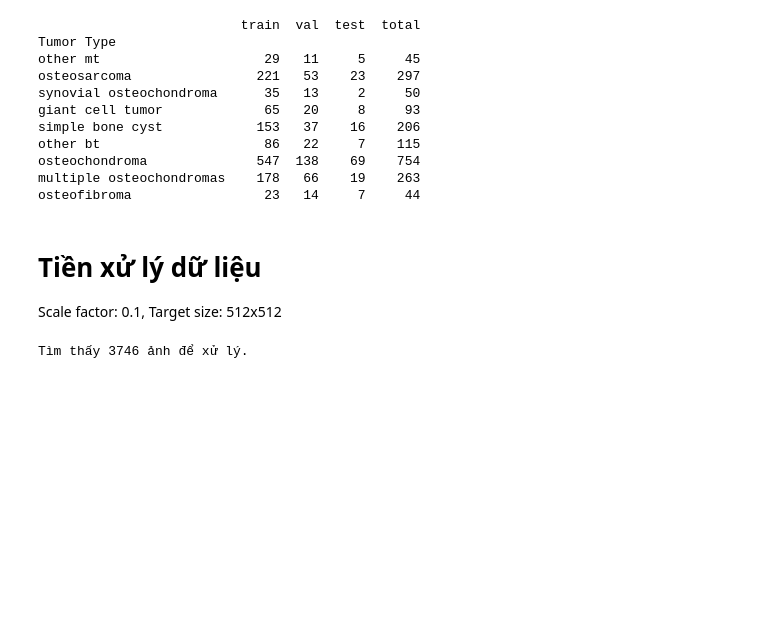
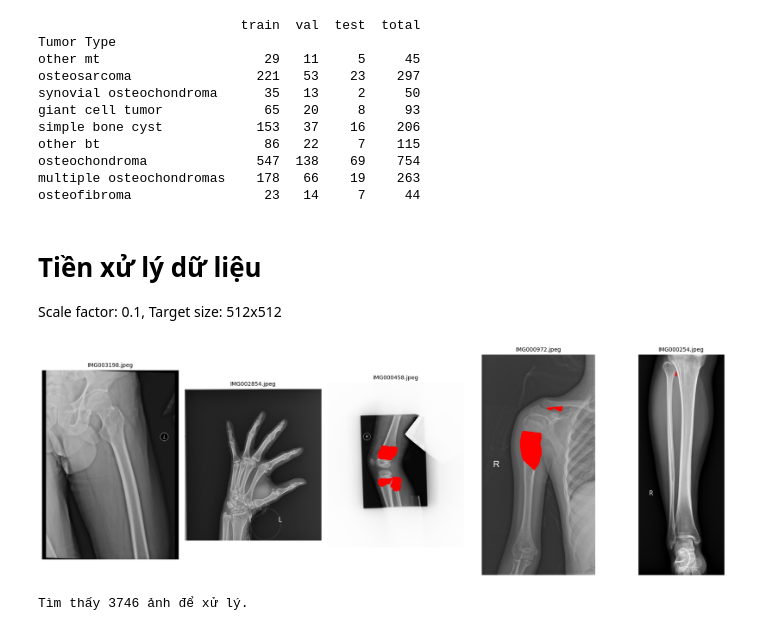
Before and after one commit to LeNgan23/Khoa-Luan-Tot-Nghiep, a Jupyter notebook: Project/SegNet/segnet.ipynb, the cells around one changed output. Drawn from its saved outputs; the diff is of its cells as text; code cells hidden in the pictures; blank space fills up the shorter version.

```diff
--- a/Project/SegNet/segnet.ipynb
+++ b/Project/SegNet/segnet.ipynb
@@ -62,8 +65,8 @@ train_file_path = '/kaggle/input/btxrd-data/train.xlsx'
 val_file_path = '/kaggle/input/btxrd-data/val.xlsx'
 test_file_path = '/kaggle/input/btxrd-data/test.xlsx'
 
-processed_image_dir = "/kaggle/working/btxrd_v2/images"
-annotation_dir = "/kaggle/working/btxrd_v2/Annotations"
+image_v2 = "/kaggle/input/btxrd-data/btxrd_v2/images"
+annotation_v2 = "/kaggle/input/btxrd-data/btxrd_v2/Annotations"
 # %%
 df_class = pd.read_excel(classification_file_path)
 
@@ -102,6 +105,87 @@ osteofibroma                 23   14     7     44
 # %% [markdown]
 # **Tiền xử lý dữ liệu**
 Scale factor: 0.1, Target size: 512x512
+# %%
+# xuất ngẫu nhiên 5 ảnh trước khi xử lý
+num_images_to_show = 5
+mask_color = [255, 0, 0]
+
+def create_mask(img_size: Tuple[int, int], ann_path: str) -> np.ndarray:
+    mask = Image.new('L', img_size, 0)
+
+    # Kiểm tra xem file annotation
+    if os.path.exists(ann_path):
+        try:
+            with open(ann_path, 'r') as f:
+                data = json.load(f)
+                for shape in data.get('shapes', []):
+                    points = shape.get('points', [])
+                    polygon_points = [(int(x), int(y)) for x, y in points]
+                    if polygon_points:
+                        ImageDraw.Draw(mask).polygon(polygon_points, outline=1, fill=1)
+        except json.JSONDecodeError:
+            print(f"Báo lỗi file json: {ann_path}")
+        except Exception as e:
+            print(f"Báo lỗi annotation {ann_path}: {e}")
+    return np.array(mask)
+
+try:
+    df = pd.read_excel(classification_file_path)
+except FileNotFoundError:
+    print(f"Lỗi: Không tìm thấy file classification tại: {classification_file_path}")
+    exit()
+
+all_filenames = df['image_filename'].dropna().tolist()
+
+if not all_filenames:
+    print("Không tìm thấy tên file ảnh trong file Excel.")
+    exit()
+
+num_to_sample = min(num_images_to_show, len(all_filenames))
+if num_to_sample < num_images_to_show:
+     print(f"Cảnh báo số lượng vượt quá số lượng ảnh có sẳn")
+
+# Chọn ngẫu nhiên các tên file ảnh
+selected_filenames = random.sample(all_filenames, num_to_sample)
+
+# Chuẩn bị plot
+plt.figure(figsize=(18, 6))
+
+# Xử lý và hiển thị từng ảnh đã chọn
+plot_index = 1
+for fname in selected_filenames:
+    # Tạo đường dẫn đầy đủ đến file ảnh và file chú thích
+    img_path = os.path.join(image_dir, fname)
+    ann_fname = os.path.splitext(fname)[0] + '.json'
+    ann_path = os.path.join(annotation_dir, ann_fname)
+
+    try:
+        img_pil = Image.open(img_path).convert('L')
+        img_np = np.array(img_pil) # Chuyển ảnh PIL thành mảng NumPy
+
+        mask_np = create_mask(img_pil.size, ann_path)
+
+        color_img = np.stack([img_np] * 3, axis=-1)
+
+        color_img[mask_np == 1] = mask_color
+
+        plt.subplot(1, num_to_sample, plot_index)
+        plt.imshow(color_img)
+        plt.title(fname, fontsize=10)
+        plt.axis('off')
+        plot_index += 1
+
+    except FileNotFoundError:
+        print(f"Không tìm thấy ảnh {img_path}")
+        continue
+    except Exception as e:
+        print(f"Lỗi khi xử lý ảnh {fname}: {e}")
+        continue
+
+plt.tight_layout()
+plt.show()
+# %% [output]
+[figure, added]
 # %%
 SCALE_FACTOR = 0.1 # Scale về 10%
 TARGET_SIZE = 512
```
Also changed, not shown: parts of 22 cells of this notebook, 6 other files.
